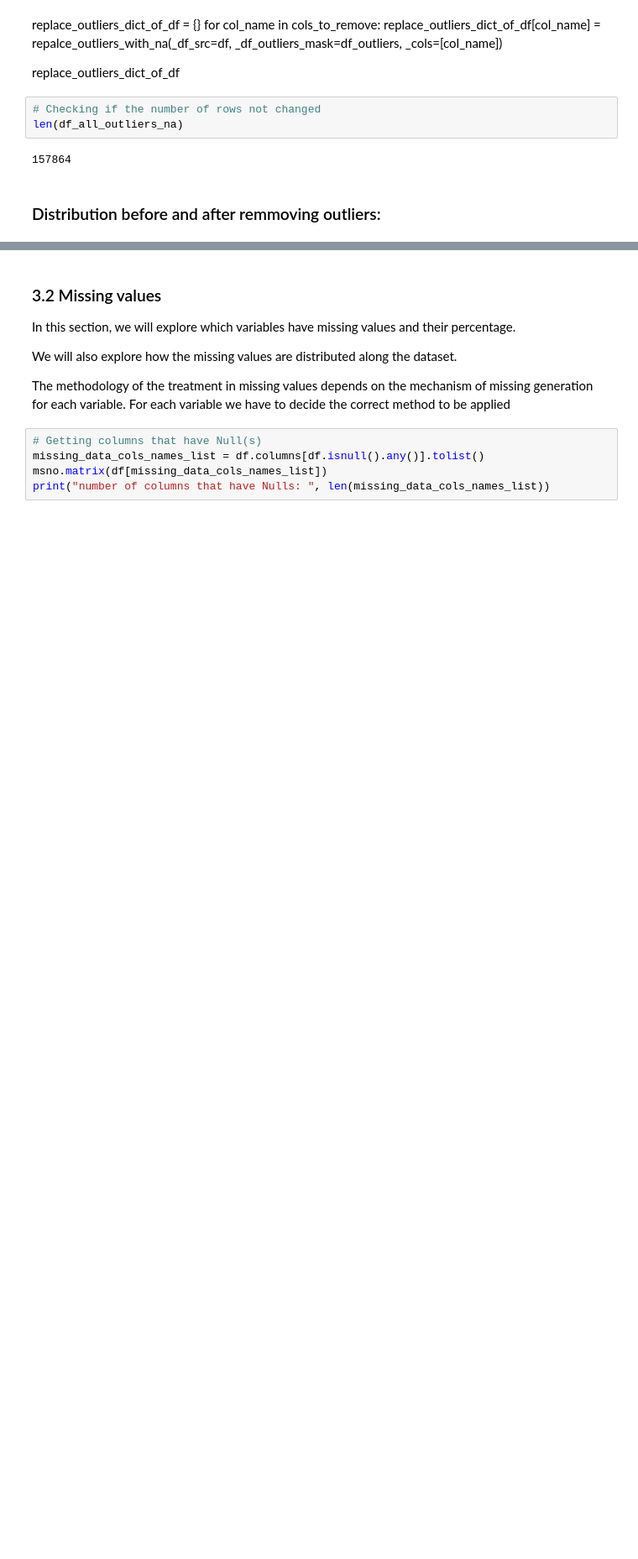
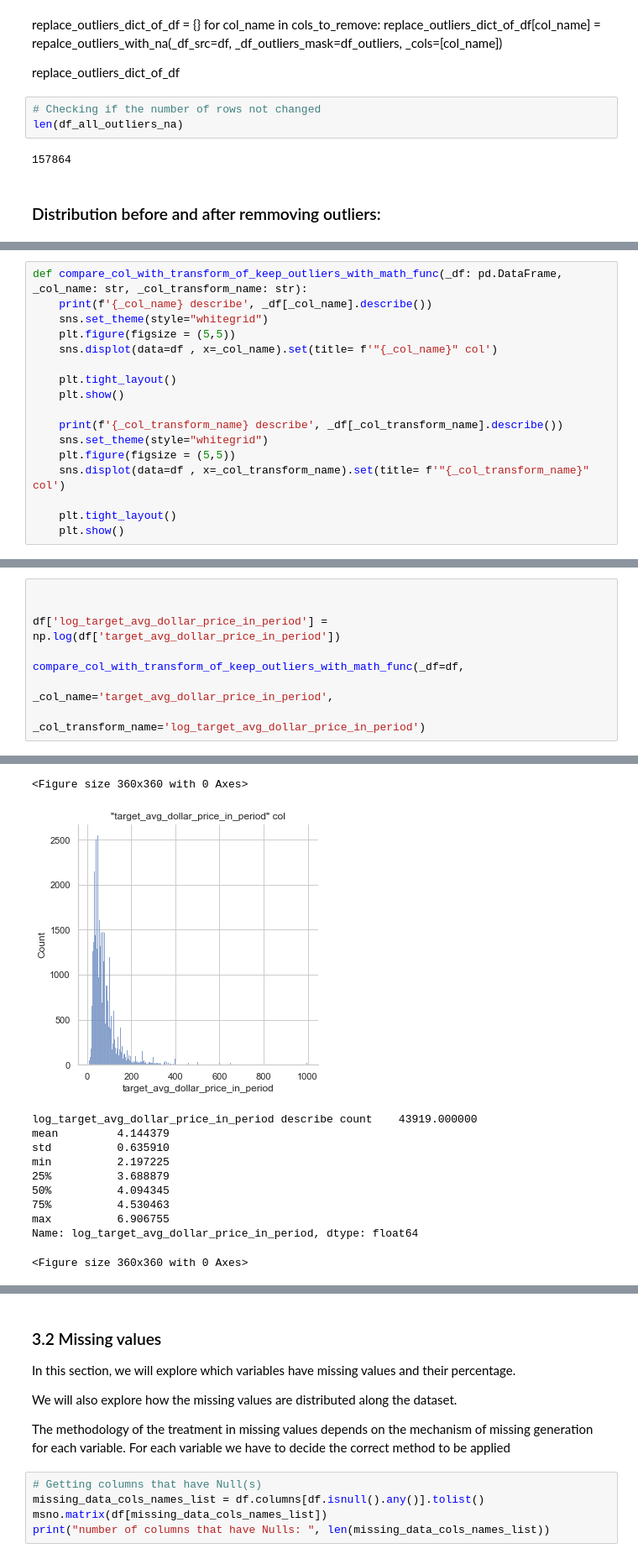
Before and after one commit to NaamaJan/airbnb-berlin-availability, a Jupyter notebook: Berlin_Airbnb_Data_Cleansing.ipynb, the cells around one changed output, grey strips where cells are left out. Shown: that part at 84% size. Saved outputs shown, nothing was run; the diff lists cells and outputs as text; blank space fills up the shorter version.

```diff
--- a/Berlin_Airbnb_Data_Cleansing.ipynb
+++ b/Berlin_Airbnb_Data_Cleansing.ipynb
@@ -690,0 +675,17 @@ sns.displot(df_all_outliers_na, x='DaysPassed_last_review')
+# %%
+def compare_col_with_transform_of_keep_outliers_with_math_func(_df: pd.DataFrame, _col_name: str, _col_transform_name: str):
+    print(f'{_col_name} describe', _df[_col_name].describe())
+    sns.set_theme(style="whitegrid")
+    plt.figure(figsize = (5,5))
+    sns.displot(data=df , x=_col_name).set(title= f'"{_col_name}" col')
+
+    plt.tight_layout()
+    plt.show()
+
+    print(f'{_col_transform_name} describe', _df[_col_transform_name].describe())
+    sns.set_theme(style="whitegrid")
+    plt.figure(figsize = (5,5))
+    sns.displot(data=df , x=_col_transform_name).set(title= f'"{_col_transform_name}" col')
+
+    plt.tight_layout()
+    plt.show()
@@ -690,0 +695,9 @@ sns.displot(df_all_outliers_na, x='DaysPassed_last_review')
+# %%
+
+
+df['log_target_avg_dollar_price_in_period'] =  np.log(df['target_avg_dollar_price_in_period'])
+
+compare_col_with_transform_of_keep_outliers_with_math_func(_df=df,
+                                                           _col_name='target_avg_dollar_price_in_period',
+                                                          _col_transform_name='log_target_avg_dollar_price_in_period')
+# %% [output]
@@ -690,0 +713,12 @@ sns.displot(df_all_outliers_na, x='DaysPassed_last_review')
+<Figure size 360x360 with 0 Axes>
+[figure, added]
+log_target_avg_dollar_price_in_period describe count    43919.000000
+mean         4.144379
+std          0.635910
+min          2.197225
+25%          3.688879
+50%          4.094345
+75%          4.530463
+max          6.906755
+Name: log_target_avg_dollar_price_in_period, dtype: float64
+<Figure size 360x360 with 0 Axes>
```
Also changed, not shown: parts of 44 cells of this notebook.
